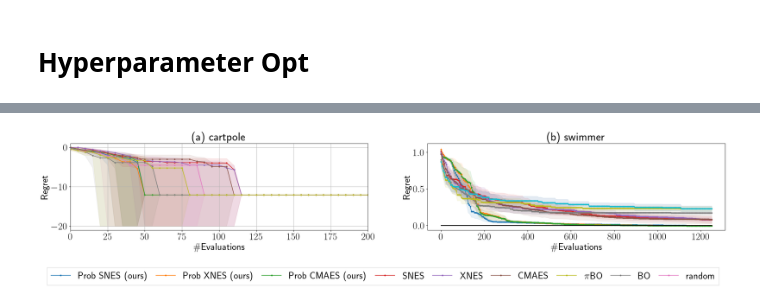
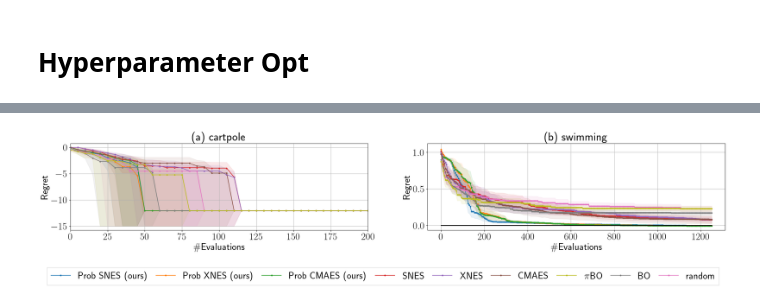
Before and after one commit to pierreosselin/ProbNES, a Jupyter notebook: notebook/plot_results.ipynb, the cells around one changed output, grey strips where cells are left out. Cells and saved outputs as stored; diff of their text form; code cells hidden in the pictures.

```diff
--- a/notebook/plot_results.ipynb
+++ b/notebook/plot_results.ipynb
@@ -49,7 +49,8 @@ algo_to_label = {"probESCMAES": "Prob CMAES (ours)",
                  "ESSNES": "SNES",
                  "piqEI": r"$\pi$" + "BO",
                  "random": "random",
-                 "qEI": "BO"}
+                 "qEI": "BO",
+                 "s_cmaes": "Surrogate CMAES"}
 # %%
 def alg_name(algorithm_name, alg_kwargs):
   if algorithm_name == "probES":  #["probES", "ES", "random", "qEI", "piqEI"]
@@ -74,6 +93,7 @@ def plot_figure_algo(alg_dir, ax, log_transform=False, regret=True, color=None,
     data_over_seeds = []
     for _, df in enumerate(data_path_seeds):
         data_path = os.path.join(alg_dir, df)
+        print(data_path)
         data = torch.load(data_path, map_location="cpu")
         if regret:
             data_over_seeds.append(data["best_value"] - data["Y"])
@@ -85,7 +105,11 @@ def plot_figure_algo(alg_dir, ax, log_transform=False, regret=True, color=None,
     BATCH_SIZE = data["BATCH_SIZE"]
     iters = np.arange(N_BATCH + 1)*BATCH_SIZE
     iters_index = N_INIT - 1 + np.arange(N_BATCH + 1)*BATCH_SIZE
-    label = data["label"]
+    try:
+        label = data["label"]
+    except:
+        label = "s_cmaes"
+
     data_over_seeds = [t.detach().cpu().numpy() for t in data_over_seeds]
     y = np.asarray(data_over_seeds)
     # y = y[:, iters_index]
@@ -222,6 +246,13 @@ def plot_config_functions(ax, function, config_name, log_transform=False, regret
     config["problem_settings"]["function"] = function
     plot_config(ax, config, log_transform, regret, amin)
 
+def plot_config_functions_dim(ax, function, dim, config_name, log_transform=False, regret = False, amin = -5):
+    with open(f'config/{config_name}.yaml', 'r') as file:
+        config = yaml.safe_load(file)
+    config["problem_settings"]["function"] = function
+    config["problem_settings"]["dim"] = dim
+    plot_config(ax, config, log_transform, regret, amin)
+
 def plot_config_functions_labels(ax, function, label, config_name, log_transform=False, regret = False, amin = -5):
     with open(f'config/{config_name}.yaml', 'r') as file:
         config = yaml.safe_load(file)
@@ -388,35 +460,36 @@ plt.savefig("hyper_exp.pdf", bbox_inches='tight')
 # %%
-list_experiences = ["cartpole", "swimmer"]
+list_experiences = ["cartpole", "swimming"]
 
 idx_letter = ["(a)", "(b)"]
 matplotlib.rcParams.update({'font.size': 25})
 n_rows, n_cols = 1, 2
 #fig, axs = plt.subplots(n_rows, n_cols, layout='constrained', figsize=(20, 8))
 fig, axs = plt.subplots(n_rows, n_cols, figsize=(25, 5))
 
+i = 0
+plot_config_functions(axs[i], list_experiences[i], config_name = "rl_cartpole", log_transform=True, regret = True, amin = -15)
+axs[i].title.set_text(idx_letter[i] + " " + list_experiences[i])
+axs[i].set_xlim(left = 0., right = 200)
 
-plot_config_functions(axs[0], list_experiences[0], config_name = "rl_cartpole", log_transform=True, regret = True, amin=-20)
-axs[0].title.set_text(idx_letter[0] + " " + list_experiences[0])
-axs[0].set_xlim(left = 0, right=200)
+i = 1
+plot_config_functions(axs[i], list_experiences[i], config_name = "rl_swimmer", log_transform=False, regret = True, amin = -15)
+axs[i].title.set_text(idx_letter[i] + " " + list_experiences[i])
+# axs[i].set_ylim(bottom = -3.5, top = -1.5)
 
 
-plot_config_functions(axs[1], list_experiences[1], config_name = "rl_swimmer", regret = True)
-axs[1].title.set_text(idx_letter[1] + " " + list_experiences[1])
-
-
-handles, labels = axs[0].get_legend_handles_labels()
+handles, labels = axs[1].get_legend_handles_labels()
 change_labels = [0, 1, 2, 3, 4, 5, 8, 7, 6]
 labels = [labels[i] for i in change_labels]
 handles = [handles[i] for i in change_labels]
-# #axs[1, 1].legend(handles = handles , labels=labels,loc='upper center',
-# #             bbox_to_anchor=(0.5, -0.2),fancybox=False, shadow=False, ncol=4)
+# axs[1].legend(handles = handles , labels=labels,loc='upper center',
+#             bbox_to_anchor=(0.5, -0.2),fancybox=False, shadow=False, ncol=4)
 fig.legend(handles = handles , labels=labels,loc='upper center',
              bbox_to_anchor=(0.5, 0.),fancybox=False, shadow=False, ncol=9, columnspacing=0.8)
 plt.tight_layout()
 #plt.legend()
 #plt.show()
 plt.subplots_adjust(wspace=0.2, hspace=0.4)
-# plt.savefig("rl_full.pdf", bbox_inches='tight')
+plt.savefig("rl.pdf", bbox_inches='tight')
 # %% [output]
-[figure, old version]
+[figure, new version]
 # %%
```
Also changed, not shown: parts of 22 cells of this notebook, 6 other files.
